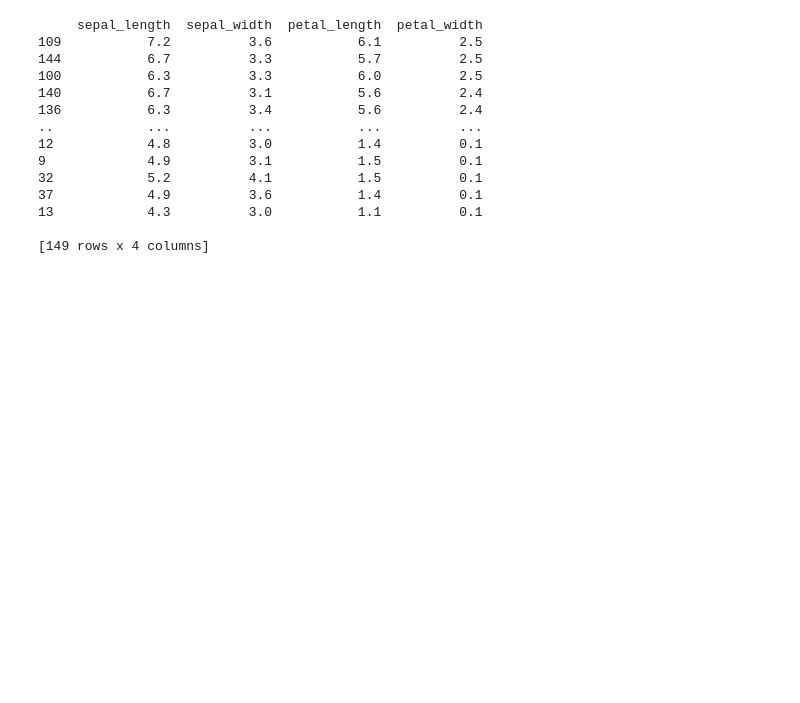
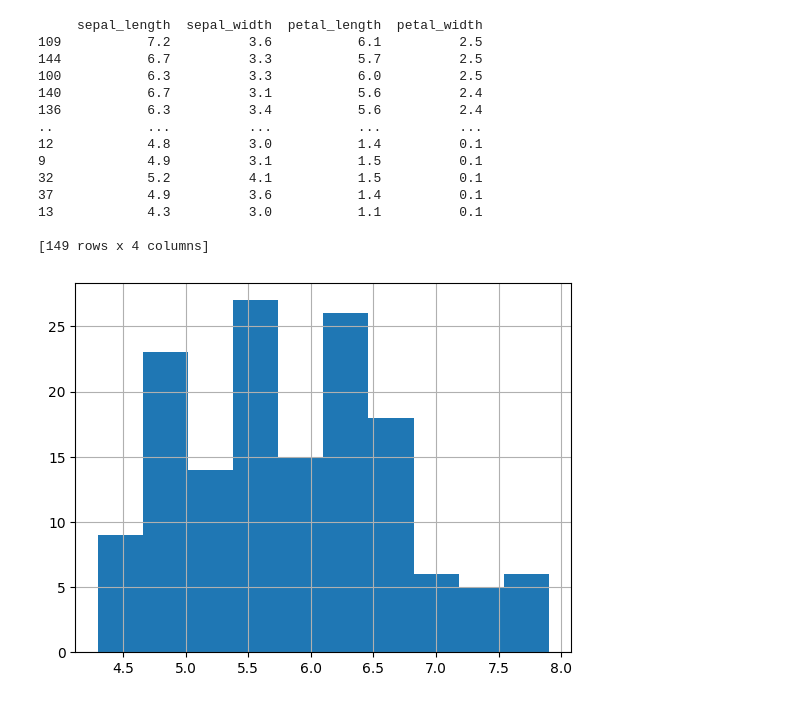
Before and after one commit to Scanf-s/Python_Study_Repo, a Jupyter notebook: Study_Python/Data_Analysis/seaborn_practice.ipynb, the cells around one changed output. Saved outputs shown, nothing was run; the diff lists cells and outputs as text; code cells hidden in the pictures; blank space fills up the shorter version.

```diff
--- a/Study_Python/Data_Analysis/seaborn_practice.ipynb
+++ b/Study_Python/Data_Analysis/seaborn_practice.ipynb
@@ -228,3 +228,10 @@ print(iris)
 13            4.3          3.0           1.1          0.1
 
 [149 rows x 4 columns]
+# %%
+iris['sepal_length'].hist()
+import matplotlib.pyplot as plt
+
+plt.show()
+# %% [output]
+[figure, added]
```
Also changed, not shown: parts of 2 cells of this notebook.
